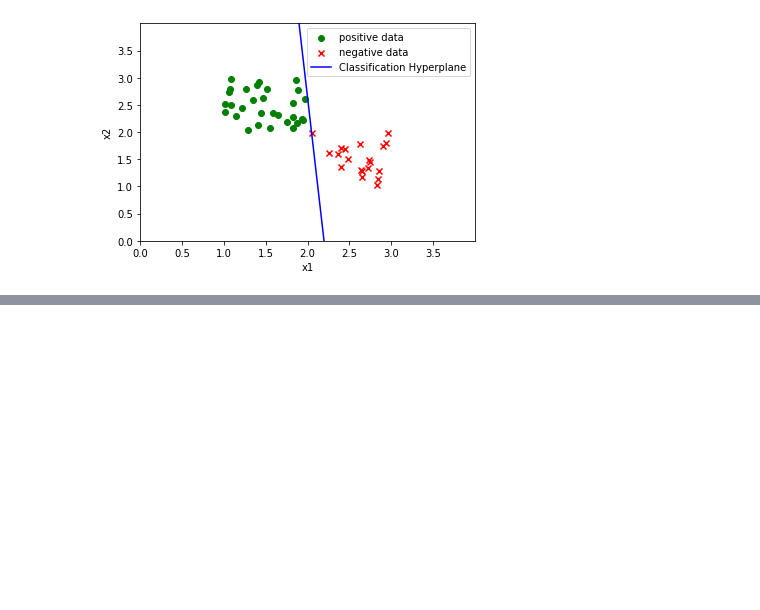
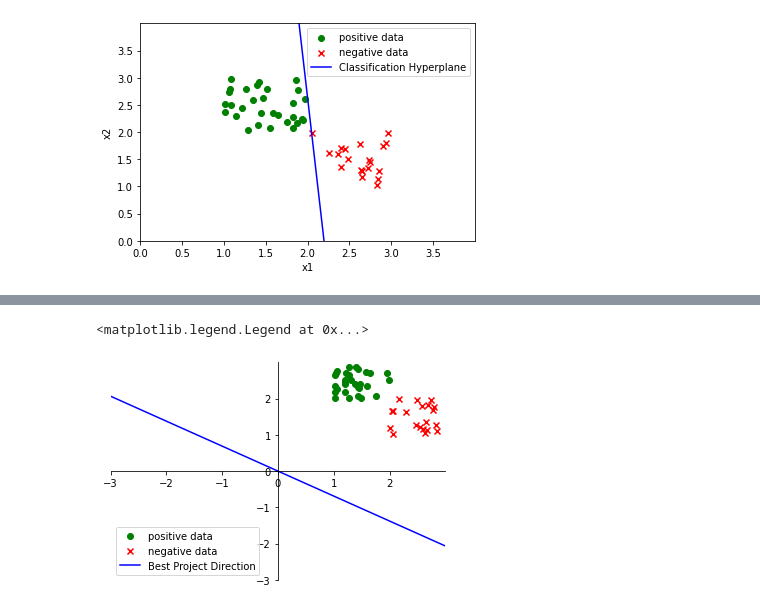
Before and after one commit to SXUSongJH/SXUSongJH.github.io, a Jupyter notebook: Code/Machine Learn/2.Perception and LDA.ipynb, the cells around one changed output, grey strips where cells are left out. Drawn from its saved outputs; the diff is of its cells as text; code cells hidden in the pictures; blank space fills up the shorter version.

```diff
--- a/Code/Machine Learn/2.Perception and LDA.ipynb
+++ b/Code/Machine Learn/2.Perception and LDA.ipynb
@@ -142,0 +198,17 @@ plt.legend()
+# %%
+def LDA_param_solving(train_data):
+    positive_data = train_data[train_data["y"]==1]
+    negative_data = train_data[train_data["y"]==0]
+
+    pos_X = np.array(positive_data.iloc[:,:-1])
+    neg_X = np.array(negative_data.iloc[:,:-1])
+
+    pos_X_mean = np.mean(pos_X,axis=0)
+    pos_X_var = np.cov(pos_X,rowvar=False)
+    neg_X_mean = np.mean(neg_X,axis=0)
+    neg_X_var = np.cov(neg_X,rowvar=False)
+
+    w = np.dot(np.linalg.inv(pos_X_var+neg_X_var),pos_X_mean-neg_X_mean)
+    w = w/np.linalg.norm(w)
+
+    return w.round(4)
@@ -142,0 +239,19 @@ plt.legend()
+# %%
+x1_line = np.linspace(-3,3,1000)
+x2_line = (w_hat[1]*x1_line)/w_hat[0]
+plt.scatter(x=positivedata["x1"],y=positivedata["x2"],marker="o",c="green",label="positive data")
+plt.scatter(x=negativedata["x1"],y=negativedata["x2"],marker="x",c="red",label="negative data")
+plt.plot(x1_line,x2_line,c="blue",label="Best Project Direction")
+ax = plt.subplot()
+ax.spines['top'].set_visible(False)
+ax.spines['right'].set_visible(False)
+ax.spines['bottom'].set_position(('data',0))
+ax.spines['left'].set_position(('data',0))
+plt.xlim((-3,3))
+plt.ylim((-3,3))
+plt.xticks(np.arange(-3,3,1))
+plt.yticks(np.arange(-3,3,1))
+plt.legend()
+# %% [output]
+<matplotlib.legend.Legend at 0x...>
+[figure, added]
```
Also changed, not shown: parts of 18 cells of this notebook, 42 other files.
